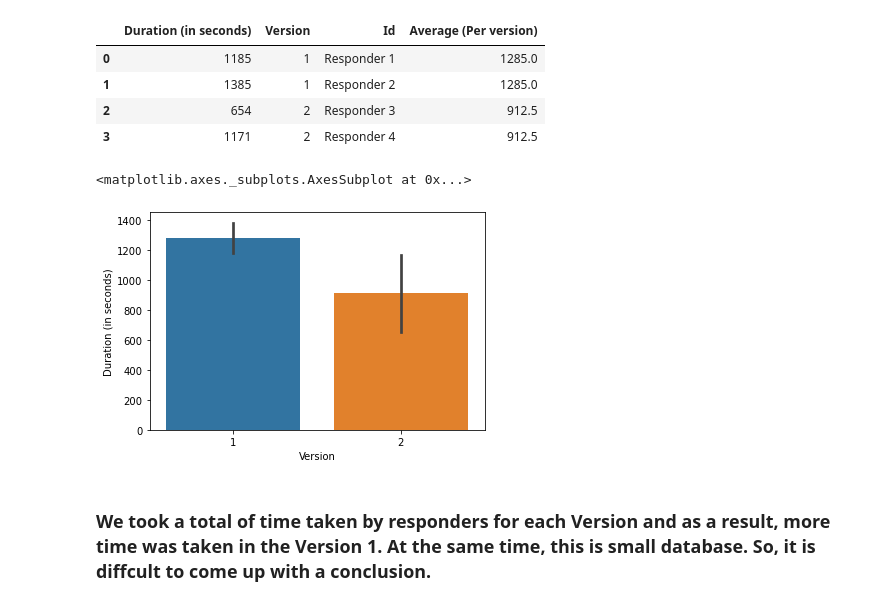
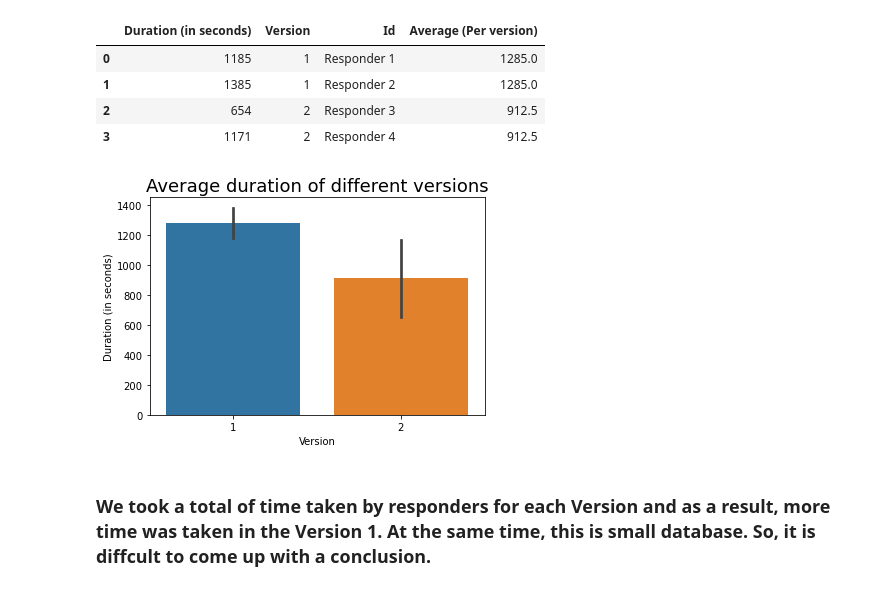
Before and after one commit to ketphan02/DATA-448, a Jupyter notebook: notebooks/reportSection1.ipynb, the cells around one changed output. Drawn from its saved outputs; the diff is of its cells as text; code cells hidden in the pictures.

```diff
--- a/notebooks/reportSection1.ipynb
+++ b/notebooks/reportSection1.ipynb
@@ -65,13 +65,31 @@ As we were working to create the survey and we realized that the survey result m
 
 ### The Version 1 had Group bar graph first then Stacked bar graph
 ### The Version 2 had Stacked bar graph first then Group bar graph
+# %%
+def clean_name(df):
+    new_cols = df.columns.tolist()[:17]
+    for i, val in enumerate(df.columns):
+        if i < 17: continue
+
+        if (len(val.split()) == 1):
+            save = val
+            new_cols.append(val)
+        else:
+            temp = val.split('_')
+            temp[0] = save
+            new_cols.append('_'.join(temp))
+
+    name_change = {i:j for i,j in zip(df.columns,new_cols)}
+    return df.rename(columns=name_change)
 # %%
 import pandas as pd
 import script as sc
 import numpy as np
 
-df = sc.preprocessing('../report/data/section 1/SkillsV1.csv', label=[0,1,2])
-df1 = sc.preprocessing('../report/data/section 1/SkillsV2.csv')
+df = pd.DataFrame(pd.read_csv('../report/data/section 1/SkillsV1.csv')).iloc[-2:].reset_index()
+df = clean_name(df)
+df1 = pd.DataFrame(pd.read_csv('../report/data/section 1/SkillsV2.csv')).iloc[-2:].reset_index()
+df1 = clean_name(df1)
 display(df)
 display(df1)
 # %% [output]
@@ -112,10 +130,11 @@ display(merged_df)
 # %%
 import seaborn as sns
 import matplotlib.pyplot as plt
-
+%matplotlib inline
 sns.barplot(x="Version", y="Duration (in seconds)", data = merged_df, estimator = np.mean)
+plt.title('Average duration of different versions', fontsize=18)
+plt.show()
 # %% [output]
-<matplotlib.axes._subplots.AxesSubplot at 0x...>
-[figure, old version]
+[figure, new version]
 # %% [markdown]
 ### We took a total of time taken by responders for each Version and as a result, more time was taken in the Version 1. At the same time, this is small database. So, it is diffcult to come up with a conclusion.
```
Also changed, not shown: parts of 14 cells of this notebook, 2 other files.
